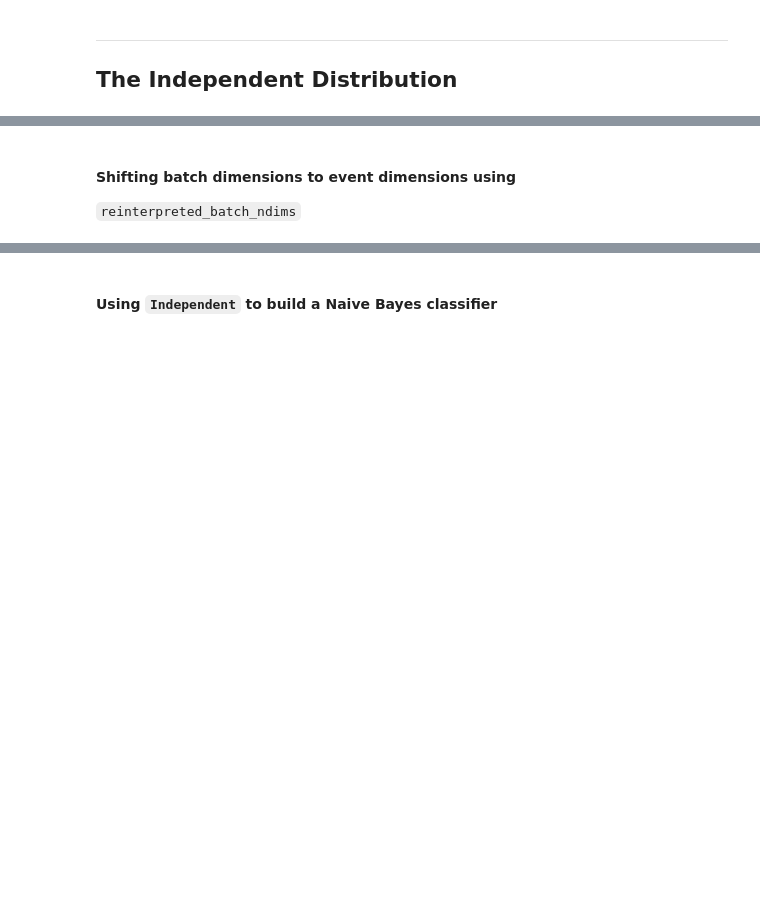
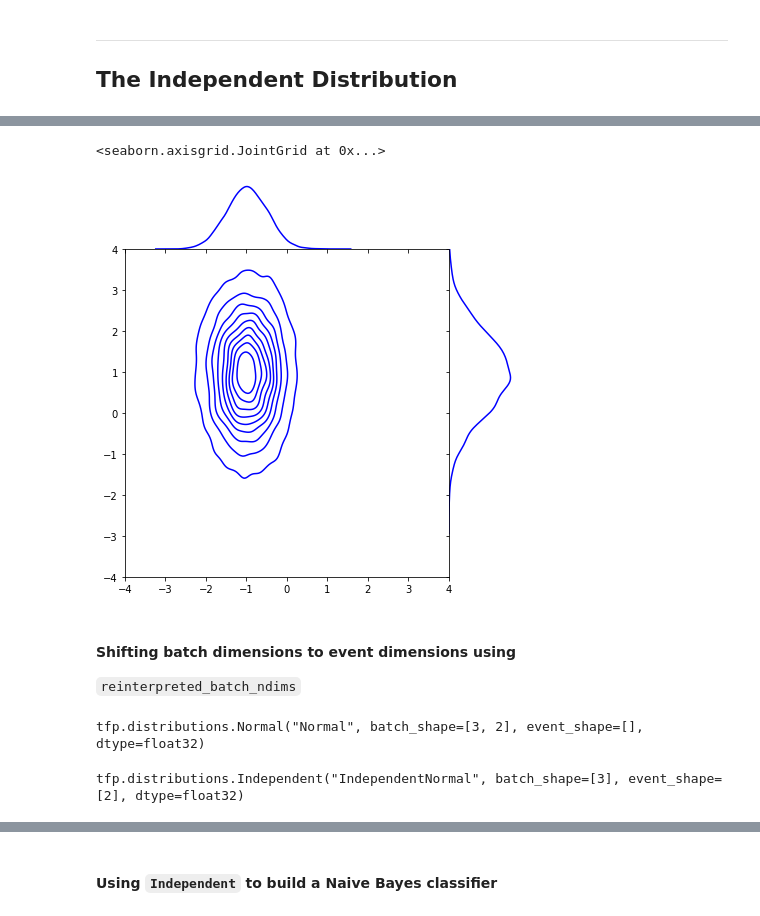
Before and after one commit to ankdesh/LearnTry-ML, a Jupyter notebook: Tensorflow/tfp-coursera/week1-TensorFlow-Distributions.ipynb, the cells around one changed output, grey strips where cells are left out. Cells and saved outputs as stored; diff of their text form; code cells hidden in the pictures; blank space fills up the shorter version.

```diff
--- a/Tensorflow/tfp-coursera/week1-TensorFlow-Distributions.ipynb
+++ b/Tensorflow/tfp-coursera/week1-TensorFlow-Distributions.ipynb
@@ -326,15 +345,20 @@ sns.jointplot(x1, x2, kind="kde", space=0, color='b', xlim=[-4, 4], ylim=[-4, 4]
 # %%
 # Use MultivariateNormalDiag to create the equivalent distribution
 # Note that diagonal covariance matrix => no correlation => independence (for the multivariate normal distribution)
+
+bivariate_normal_direct = tfd.MultivariateNormalDiag(loc=locs, scale_diag=scales)
 # %%
 # Plot the joint density function of bivariate_normal_from_Independent
 # Refer back to bivariate_normal_from_Independent to show that the plot is the same
 # Summarise how Independent has been used
 
-samples = bivariate_normal_from_Multivariate.sample(10000)
+samples = bivariate_normal_direct.sample(10000)
 x1 = samples[:, 0]
 x2 = samples[:, 1]
 sns.jointplot(x1, x2, kind="kde", space=0, color='b', xlim=[-4, 4], ylim=[-4, 4])
+# %% [output]
+<seaborn.axisgrid.JointGrid at 0x...>
+[figure, added]
 # %% [markdown]
 #### Shifting batch dimensions to event dimensions using
 `reinterpreted_batch_ndims`
@@ -352,6 +376,15 @@ scale_grid = [[1., 10.],
 normals_batch_3by2_event_1 = tfd.Normal(loc=loc_grid, scale=scale_grid)
 # %%
 # Highlight batch_shape
+
+print (normals_batch_3by2_event_1)
+# %% [output]
+tfp.distributions.Normal("Normal", batch_shape=[3, 2], event_shape=[], dtype=float32)
 # %%
 # We now have a batch of 3 bivariate normal distributions,
 # each parametrised by a column of our original parameter grid
+
+normals_batch_3by2_event_2 = tfd.Independent(normals_batch_3by2_event_1)
+print (normals_batch_3by2_event_2)
+# %% [output]
+tfp.distributions.Independent("IndependentNormal", batch_shape=[3], event_shape=[2], dtype=float32)
```
Also changed, not shown: parts of 39 cells of this notebook.
